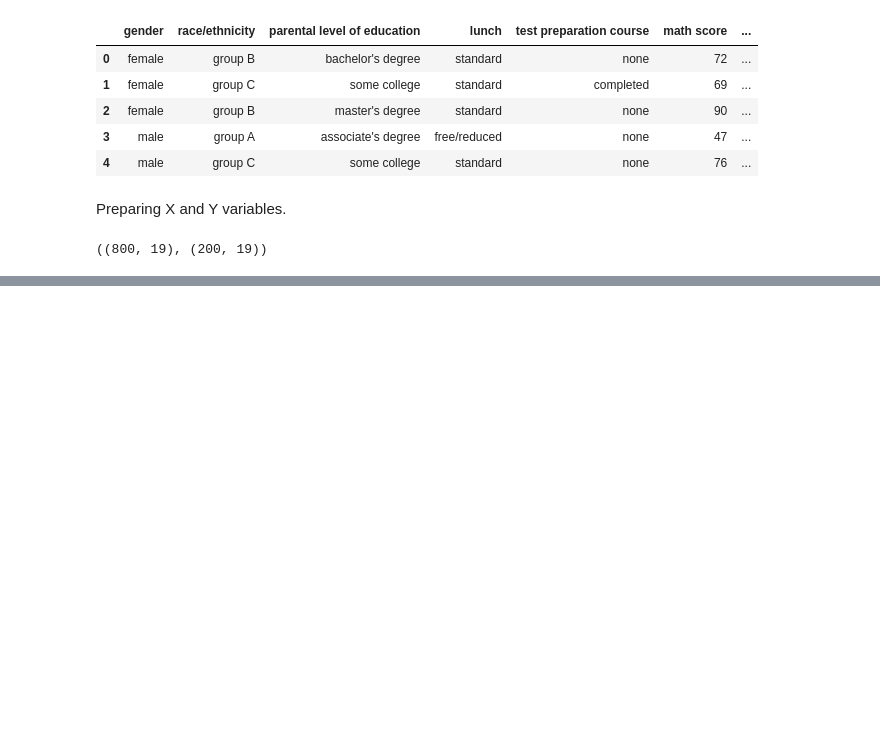
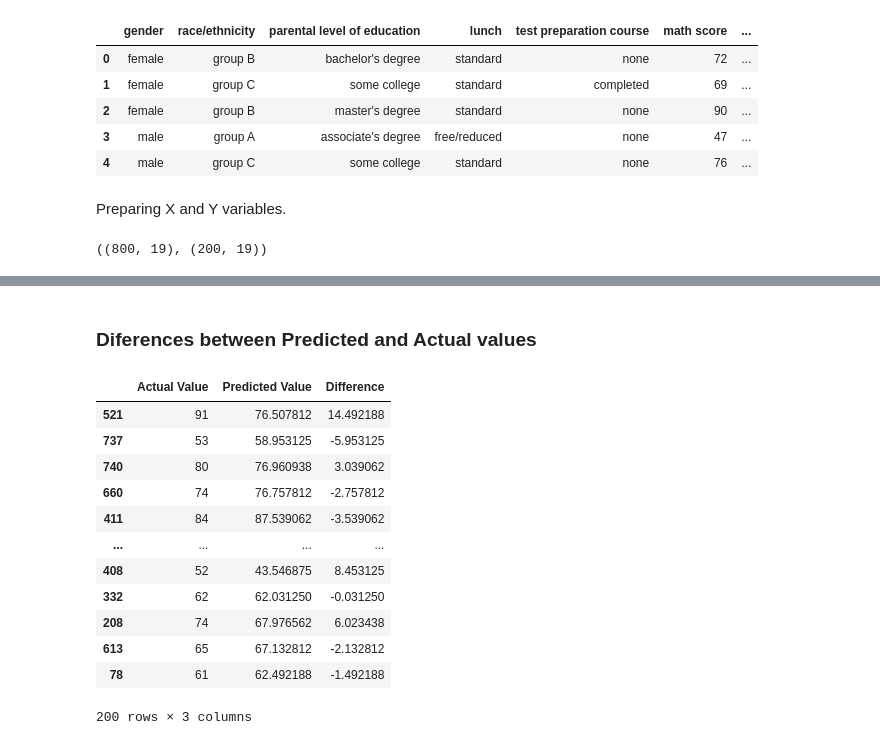
Before and after one commit to xHaoZhan/mlproject, a Jupyter notebook: notebook/Model Training.ipynb, the cells around one changed output, grey strips where cells are left out. Saved outputs shown, nothing was run; the diff lists cells and outputs as text; code cells hidden in the pictures; blank space fills up the shorter version.

```diff
--- a/notebook/Model Training.ipynb
+++ b/notebook/Model Training.ipynb
@@ -84,0 +174,19 @@ models = {
+# %% [markdown]
+### Diferences between Predicted and Actual values
+# %%
+pred_df=pd.DataFrame({'Actual Value':y_test,'Predicted Value':y_pred,'Difference':y_test-y_pred})
+pred_df
+# %% [output]
+|  | Actual Value | Predicted Value | Difference |
+| 521 | 91 | 76.507812 | 14.492188 |
+| 737 | 53 | 58.953125 | -5.953125 |
+| 740 | 80 | 76.960938 | 3.039062 |
+| 660 | 74 | 76.757812 | -2.757812 |
+| 411 | 84 | 87.539062 | -3.539062 |
+| ... | ... | ... | ... |
+| 408 | 52 | 43.546875 | 8.453125 |
+| 332 | 62 | 62.031250 | -0.031250 |
+| 208 | 74 | 67.976562 | 6.023438 |
+| 613 | 65 | 67.132812 | -2.132812 |
+| 78 | 61 | 62.492188 | -1.492188 |
+200 rows × 3 columns
```
Also changed, not shown: parts of 7 cells of this notebook, 4 other files.
